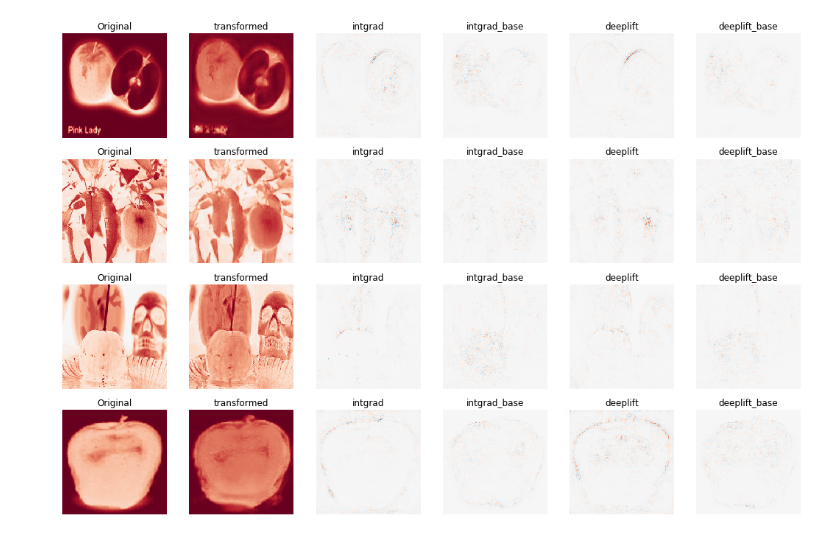
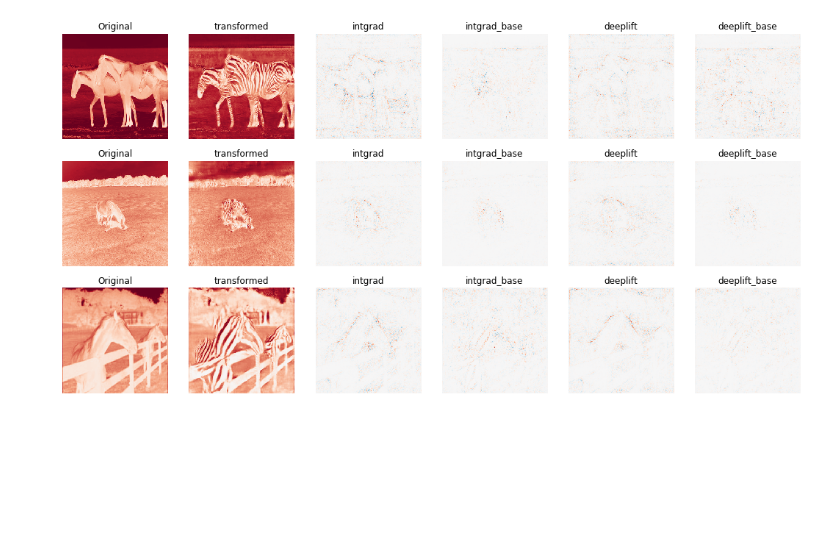
Before and after one commit to pinjutien/DeepExplain, a Jupyter notebook: examples/gan_keras_model_explain.ipynb, the cells around one changed output. Saved outputs shown, nothing was run; the diff lists cells and outputs as text; code cells hidden in the pictures; blank space fills up the shorter version.

Commit message:
add horse2zebra

```diff
--- a/examples/gan_keras_model_explain.ipynb
+++ b/examples/gan_keras_model_explain.ipynb
@@ -92,0 +51,24 @@ Use tf.where in 2.0, which has the same broadcast rule as np.where
+# %%
+from utils import plot, plt
+
+nrows = len(file_name)
+ncols = 2 + len(explain_types) # 6
+# n_cols = ncols # 5
+# n_rows = nrows # 2
+xs = imag
+attributions_ig = output["intgrad"]
+attributions_ig_base_line = output["intgrad_base"]
+attributions_dl = output["deeplift"]
+attributions_dl_base_line = output["deeplift_base"]
+fig, axes = plt.subplots(nrows=nrows, ncols=ncols, figsize=(3*ncols, 3*nrows))
+for i in range(nrows):
+    a1 = attributions_ig[i]
+    a2 = attributions_ig_base_line[i]
+    a3 = attributions_dl[i]
+    a4 = attributions_dl_base_line[i]
+    plot(xs[i], axis=axes[i,0]).set_title('Original')
+    plot(base_imag[i], axis=axes[i,1]).set_title('transformed')
+    plot(a1, axis=axes[i,2]).set_title('intgrad')
+    plot(a2, axis=axes[i,3]).set_title('intgrad_base')
+    plot(a3, axis=axes[i,4]).set_title('deeplift')
+    plot(a4, axis=axes[i, 5]).set_title('deeplift_base')
@@ -92,0 +77,10 @@ Use tf.where in 2.0, which has the same broadcast rule as np.where
+# %%
+image_path = "/Users/ptien/tfds-download/horse2zebra/testA/"
+base_image_path = "/Users/ptien/tfds-download/horse2zebra/experiment-500000/generated_y/"
+file_name = ["n02381460_120.jpg", "n02381460_7500.jpg", "n02381460_4410.jpg"]
+model_path = "/Users/ptien/tfds-download/models_ckpts/tfgan_logdir/h2z/classification/model_ckpt/modelh5/horse2zebra_keras.h5"
+num_class = 2
+labels = [0]* len(file_name)
+explain_types = ["intgrad", "intgrad_base", "deeplift", "deeplift_base"]
+imag, y_label, base_imag = load_image(image_path, base_image_path, file_name, labels, num_class)
+output = explain_model(model_path, imag, y_label, num_class, base_imag, explain_types)
@@ -93,21 +109,26 @@ Use tf.where in 2.0, which has the same broadcast rule as np.where
 # %%
 from utils import plot, plt
 
 nrows = len(file_name)
-ncols = 6
+ncols = len(explain_types)  + 2 # 6
 n_cols = ncols # 5
 n_rows = nrows # 2
+xs = imag
+attributions_ig = output["intgrad"]
+attributions_ig_base_line = output["intgrad_base"]
+attributions_dl = output["deeplift"]
+attributions_dl_base_line = output["deeplift_base"]
 fig, axes = plt.subplots(nrows=nrows, ncols=ncols, figsize=(3*n_cols, 3*n_rows))
 for i in range(nrows):
     a1 = attributions_ig[i]
     a2 = attributions_ig_base_line[i]
     a3 = attributions_dl[i]
     a4 = attributions_dl_base_line[i]
     plot(xs[i], axis=axes[i,0]).set_title('Original')
     plot(base_imag[i], axis=axes[i,1]).set_title('transformed')
     plot(a1, axis=axes[i,2]).set_title('intgrad')
     plot(a2, axis=axes[i,3]).set_title('intgrad_base')
     plot(a3, axis=axes[i,4]).set_title('deeplift')
     plot(a4, axis=axes[i, 5]).set_title('deeplift_base')
 # %% [output]
-[figure, old version]
+[figure, new version]
```
Also changed, not shown: parts of 16 cells of this notebook, 1 other file.
